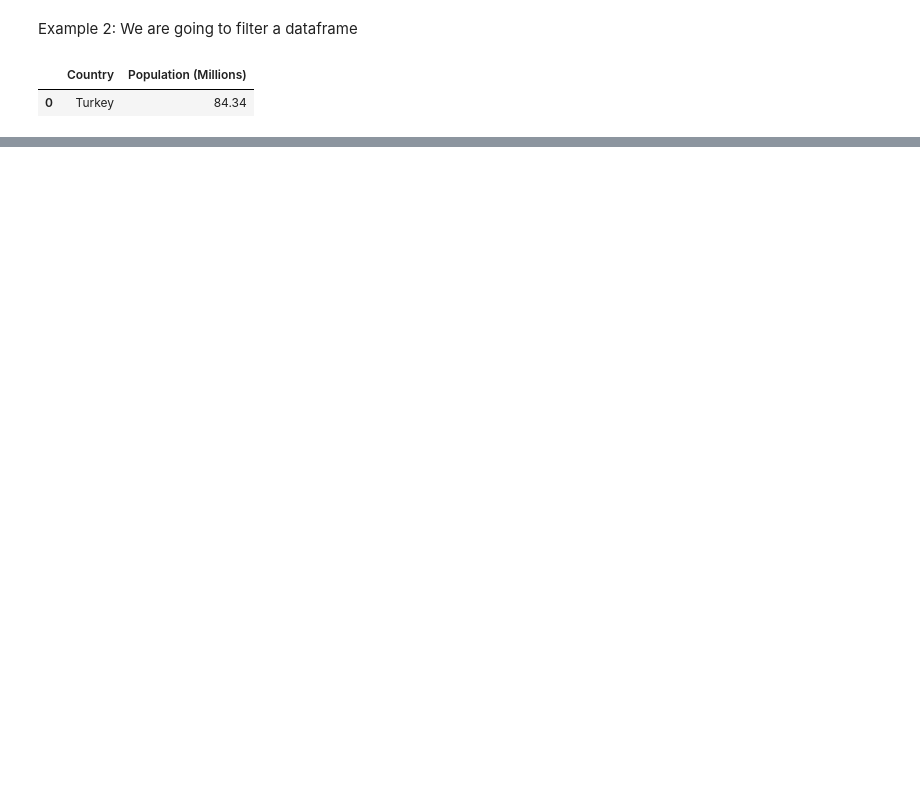
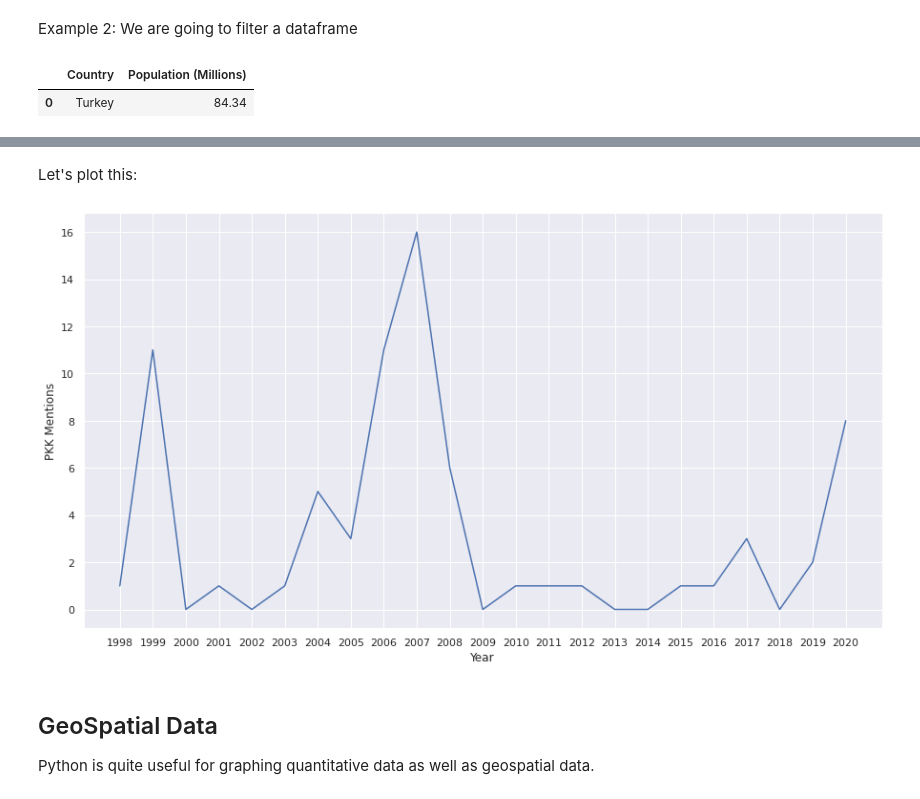
Before and after one commit to DiweenHawezy/Python-Workshop, a Jupyter notebook: PythonExample.ipynb, the cells around one changed output, grey strips where cells are left out. Cells and saved outputs as stored; diff of their text form; code cells hidden in the pictures; blank space fills up the shorter version.

Commit message:
Updates - Data Processing and Graph

```diff
--- a/PythonExample.ipynb
+++ b/PythonExample.ipynb
@@ -49,0 +175,4 @@ TurkeyRow
+# %%
+ForeignMinistryStatements = ForeignMinistryStatements[['Date (dd/mm/yyyy)', 'Which group?']]
+
+ForeignMinistryStatements.head(5)
@@ -49,0 +188,9 @@ TurkeyRow
+# %%
+#ForeignMinistryStatements['Date (dd/mm/yyyy)'].replace('-', '/', inplace = True)
+
+Date1 = pandas.to_datetime(ForeignMinistryStatements['Date (dd/mm/yyyy)'], errors='coerce', format='%Y-%m-%d')
+Date2 = pandas.to_datetime(ForeignMinistryStatements['Date (dd/mm/yyyy)'], errors='coerce', format='%d/%m/%Y')
+
+ForeignMinistryStatements['Date (dd/mm/yyyy)'] = Date1.fillna(Date2)
+
+ForeignMinistryStatements.head(5)
@@ -49,0 +206,4 @@ TurkeyRow
+# %%
+ForeignMinistryStatements = ForeignMinistryStatements[(ForeignMinistryStatements['Which group?'] == 'PKK') | (ForeignMinistryStatements['Which group?'] == 'Pkk') | (ForeignMinistryStatements['Which group?'] == 'pkk')]
+
+ForeignMinistryStatements
@@ -49,0 +226,8 @@ TurkeyRow
+# %%
+ForeignMinistryStatements['Which group?'] = 1
+
+ForeignMinistryStatements.set_index('Date (dd/mm/yyyy)', inplace=True, drop=True)
+
+ForeignMinistryStatements = ForeignMinistryStatements.resample('Y').agg('sum')
+
+ForeignMinistryStatements.head(5)
@@ -49,0 +242,24 @@ TurkeyRow
+# %% [markdown]
+Let's plot this:
+# %%
+import matplotlib.pyplot as plt
+from matplotlib import dates
+import seaborn as sns
+
+plt.figure(figsize=(15,8))
+ax = sns.lineplot(x="Date (dd/mm/yyyy)", y="Which group?", data=ForeignMinistryStatements)
+
+ax.set(xlabel = 'Year', ylabel = 'PKK Mentions')
+
+sns.set(font_scale = 1)
+
+ax.set(xticks=ForeignMinistryStatements.index)
+ax.xaxis.set_major_formatter(dates.DateFormatter("%Y"))
+
+#set_xticks(range(len(ForeignMinistryStatements)-1))
+# %% [output]
+[figure, added]
+# %% [markdown]
+## GeoSpatial Data
+
+Python is quite useful for graphing quantitative data as well as geospatial data.
```
Also changed, not shown: parts of 26 cells of this notebook, 2 other files.
